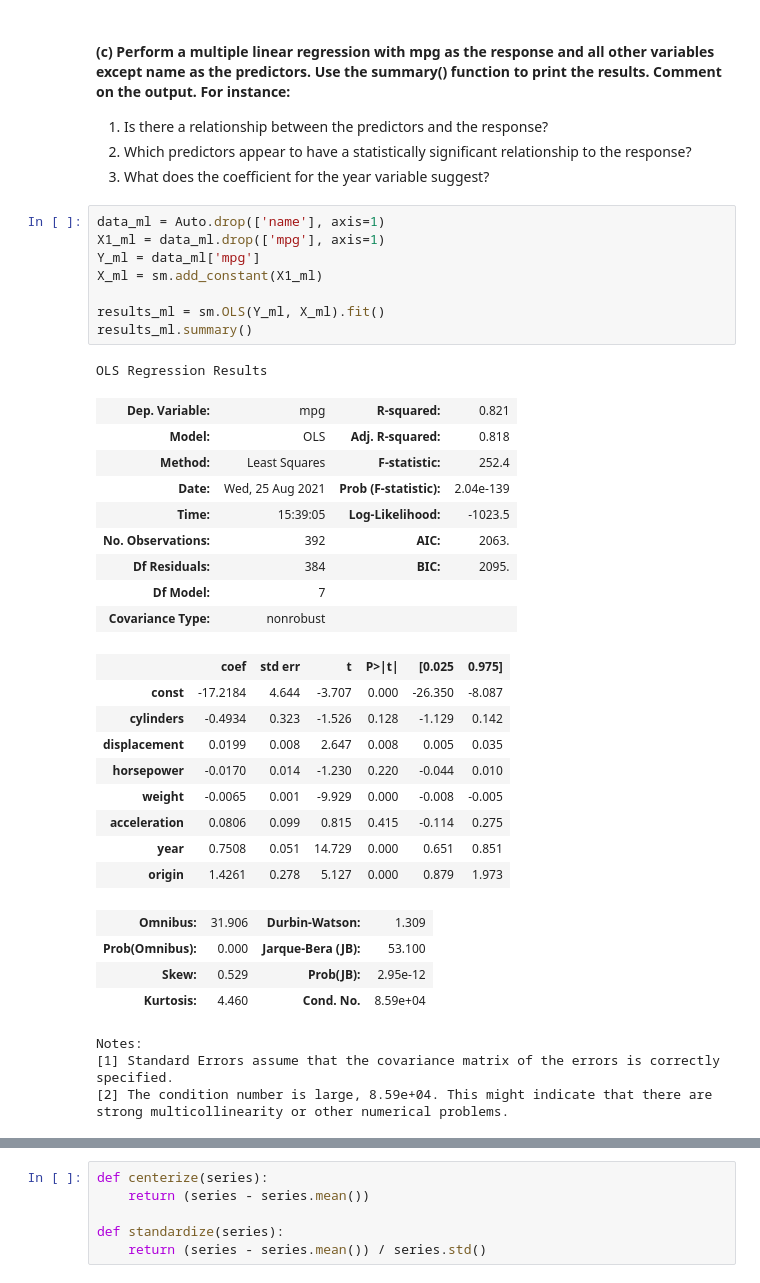
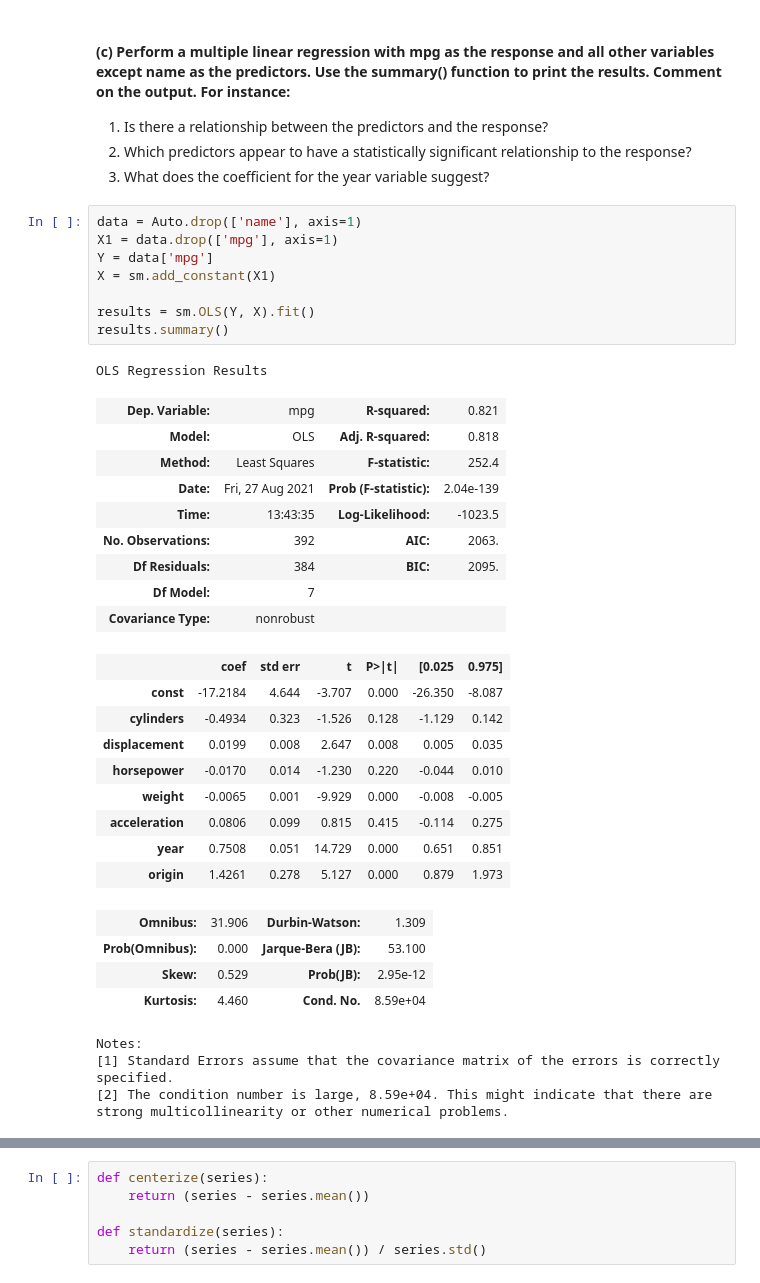
Before and after one commit to balintalfoldy/ISLR_python_AB, a Jupyter notebook: Notebooks/ch3_linear_regression_applied.ipynb, the cells around one changed output, grey strips where cells are left out. Saved outputs shown, nothing was run; the diff lists cells and outputs as text.

```diff
--- a/Notebooks/ch3_linear_regression_applied.ipynb
+++ b/Notebooks/ch3_linear_regression_applied.ipynb
@@ -269,20 +262,20 @@ corrM.style.background_gradient(cmap='coolwarm').set_precision(2)
 2. Which predictors appear to have a statistically significant relationship to the response?
 3. What does the coefficient for the year variable suggest?
 # %%
-data_ml = Auto.drop(['name'], axis=1)
-X1_ml = data_ml.drop(['mpg'], axis=1)
-Y_ml = data_ml['mpg']
-X_ml = sm.add_constant(X1_ml)
+data = Auto.drop(['name'], axis=1)
+X1 = data.drop(['mpg'], axis=1)
+Y = data['mpg']
+X = sm.add_constant(X1)
 
-results_ml = sm.OLS(Y_ml, X_ml).fit()
-results_ml.summary()
+results = sm.OLS(Y, X).fit()
+results.summary()
 # %% [output]
 OLS Regression Results
 | Dep. Variable: | mpg | R-squared: | 0.821 |
 | Model: | OLS | Adj. R-squared: | 0.818 |
 | Method: | Least Squares | F-statistic: | 252.4 |
-| Date: | Wed, 25 Aug 2021 | Prob (F-statistic): | 2.04e-139 |
-| Time: | 15:39:05 | Log-Likelihood: | -1023.5 |
+| Date: | Fri, 27 Aug 2021 | Prob (F-statistic): | 2.04e-139 |
+| Time: | 13:43:35 | Log-Likelihood: | -1023.5 |
 | No. Observations: | 392 | AIC: | 2063. |
 | Df Residuals: | 384 | BIC: | 2095. |
 | Df Model: | 7 |  |  |
```
Also changed, not shown: parts of 40 cells of this notebook.
